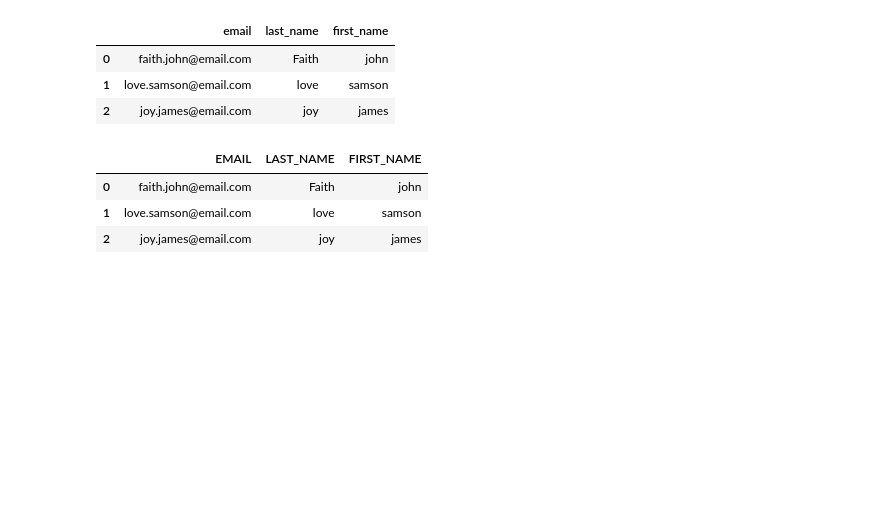
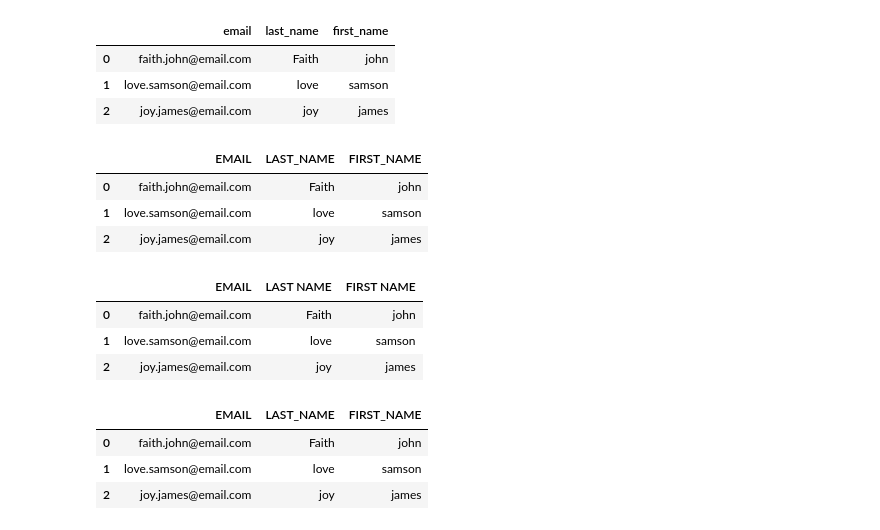
Before and after one commit to Leziga-Bakor/Advanced_Python, a Jupyter notebook: Pandas/pandas demo.ipynb, the cells around one changed output. Cells and saved outputs as stored; diff of their text form; code cells hidden in the pictures; blank space fills up the shorter version.

Commit message:
Replacing character in column

```diff
--- a/Pandas/pandas demo.ipynb
+++ b/Pandas/pandas demo.ipynb
@@ -384,3 +384,19 @@ p_df
 | 0 | faith.john@email.com | Faith | john |
 | 1 | love.samson@email.com | love | samson |
 | 2 | joy.james@email.com | joy | james |
+# %%
+p_df.columns = p_df.columns.str.replace('_',' ')
+p_df
+# %% [output]
+|  | EMAIL | LAST NAME | FIRST NAME |
+| 0 | faith.john@email.com | Faith | john |
+| 1 | love.samson@email.com | love | samson |
+| 2 | joy.james@email.com | joy | james |
+# %%
+p_df.columns = p_df.columns.str.replace(' ','_')
+p_df
+# %% [output]
+|  | EMAIL | LAST_NAME | FIRST_NAME |
+| 0 | faith.john@email.com | Faith | john |
+| 1 | love.samson@email.com | love | samson |
+| 2 | joy.james@email.com | joy | james |
```
